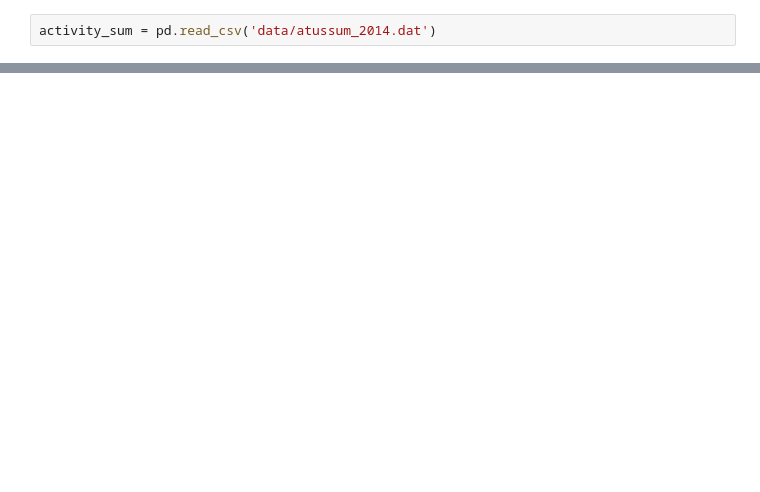
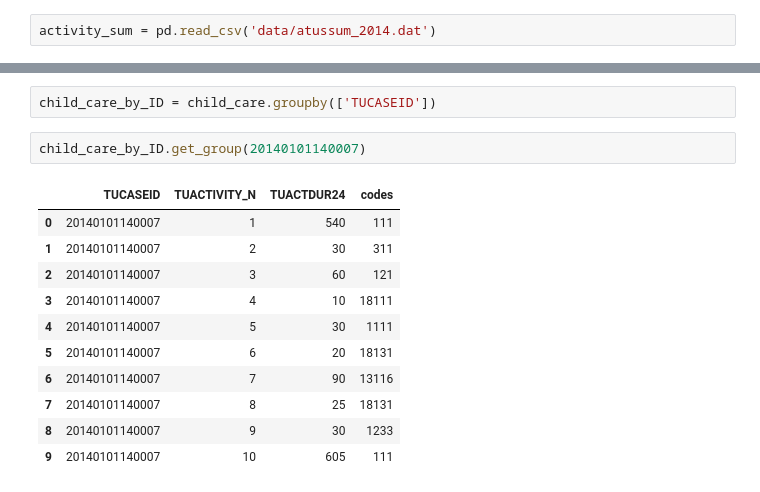
Before and after one commit to gcrowder/atus-analysis, a Jupyter notebook: wasting_time.ipynb, the cells around one changed output, grey strips where cells are left out. Drawn from its saved outputs; the diff is of its cells as text; blank space fills up the shorter version.

```diff
--- a/wasting_time.ipynb
+++ b/wasting_time.ipynb
@@ -74,0 +59,16 @@ roster
+# %%
+child_care_by_ID = child_care.groupby(['TUCASEID'])
+# %%
+child_care_by_ID.get_group(20140101140007)
+# %% [output]
+|  | TUCASEID | TUACTIVITY_N | TUACTDUR24 | codes |
+| 0 | 20140101140007 | 1 | 540 | 111 |
+| 1 | 20140101140007 | 2 | 30 | 311 |
+| 2 | 20140101140007 | 3 | 60 | 121 |
+| 3 | 20140101140007 | 4 | 10 | 18111 |
+| 4 | 20140101140007 | 5 | 30 | 1111 |
+| 5 | 20140101140007 | 6 | 20 | 18131 |
+| 6 | 20140101140007 | 7 | 90 | 13116 |
+| 7 | 20140101140007 | 8 | 25 | 18131 |
+| 8 | 20140101140007 | 9 | 30 | 1233 |
+| 9 | 20140101140007 | 10 | 605 | 111 |
```
Also changed, not shown: parts of 31 cells of this notebook, 5 other files.
